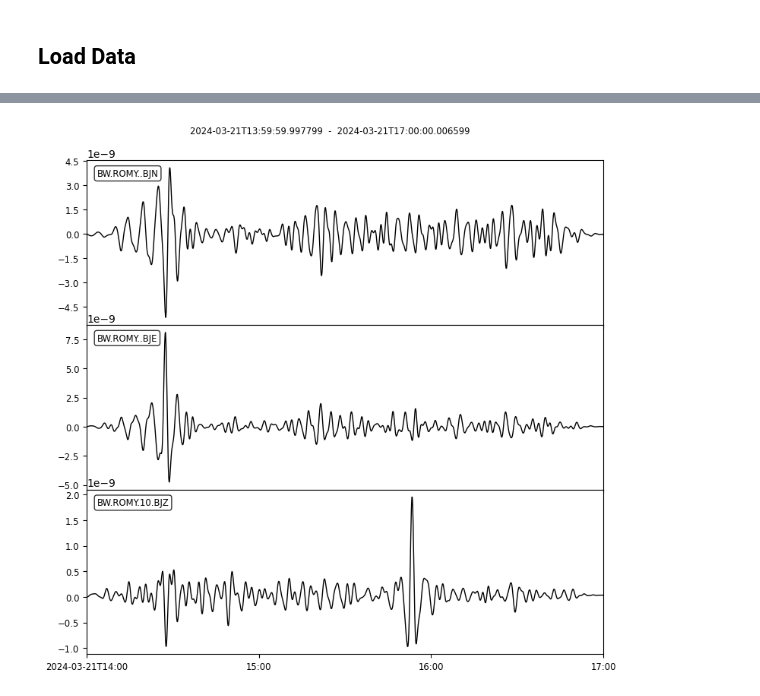
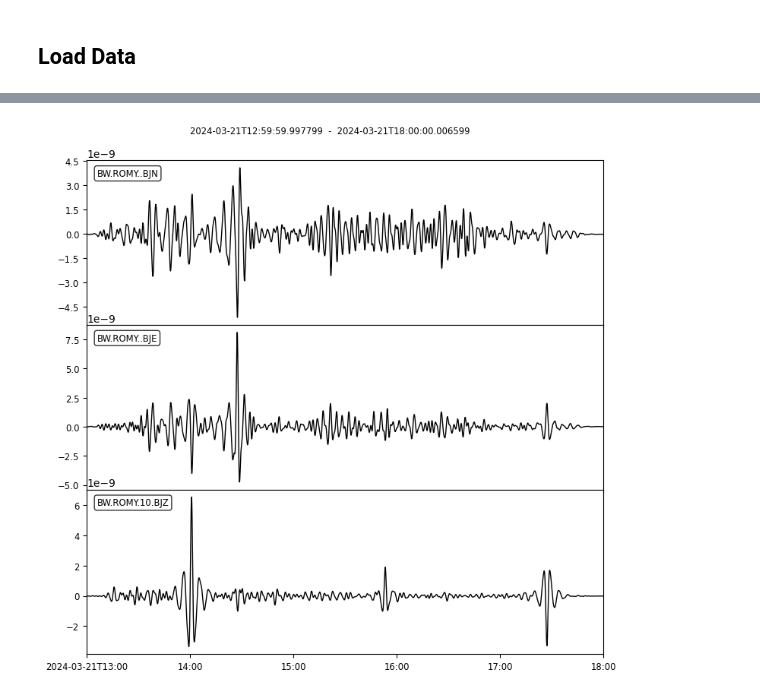
Before and after one commit to andbrocode/notebooks2, a Jupyter notebook: RomyEvents/RomyEvents_TiltCorrection_oneday.ipynb, the cells around one changed output, grey strips where cells are left out. Drawn from its saved outputs; the diff is of its cells as text; code cells hidden in the pictures.

```diff
--- a/RomyEvents/RomyEvents_TiltCorrection_oneday.ipynb
+++ b/RomyEvents/RomyEvents_TiltCorrection_oneday.ipynb
@@ -42,7 +42,7 @@ config['path_to_data'] = data_path+"romy_events/data/"
 config['event_name'] = "Wind"
 config['tbeg'] = obs.UTCDateTime("2024-03-21 00:00")
 config['tend'] = obs.UTCDateTime("2024-03-22 00:00")
-config['trim'] = [14*3600, 7*3600]
+config['trim'] = [13*3600, 6*3600]
 
 ## Noise
 # config['event_name'] = "Noise"
@@ -82,23 +82,23 @@ BW.DROMY..HHZ  | 2024-03-21T14:00:00.005000Z - 2024-03-21T17:00:00.005000Z | 200
 # %%
 # fmin, fmax = 0.001, 0.01
 fmin, fmax = 0.003, 0.01
 
 rot1 = st0.select(station="ROMY", channel="*J*").copy()
-acc1 = st0.select(station="FUR*", channel="*H*").copy()
+acc1 = st0.select(station="DROMY*", channel="*H*").copy()
 
 rot1 = rot1.detrend("demean").detrend("linear").taper(0.1, type="cosine")
 rot1 = rot1.filter("bandpass", freqmin=fmin, freqmax=fmax, corners=4, zerophase=True);
 
 acc1 = acc1.detrend("demean").detrend("linear").taper(0.1, type="cosine")
 acc1 = acc1.filter("bandpass", freqmin=fmin, freqmax=fmax, corners=4, zerophase=True);
 
 til1 = rot1.integrate()
 
 # rot1 = rot1.detrend("demean")
 
 til1.plot(equal_scale=False);
 # %% [output]
-[figure, old version]
+[figure, new version]
 # %%
 def __makeplot(til_in, acc_in):
 
```
Also changed, not shown: parts of 3 cells of this notebook, 3 other files.
